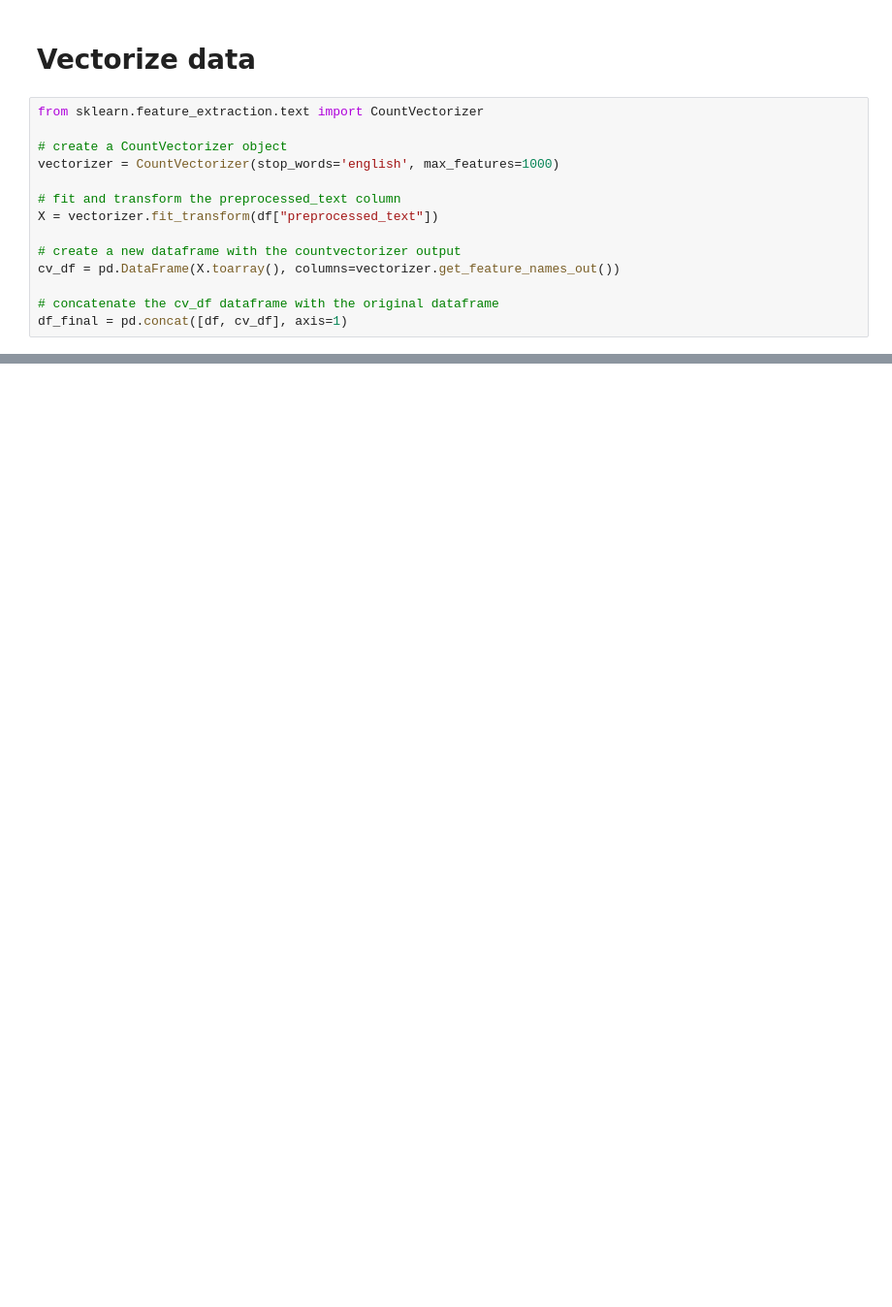
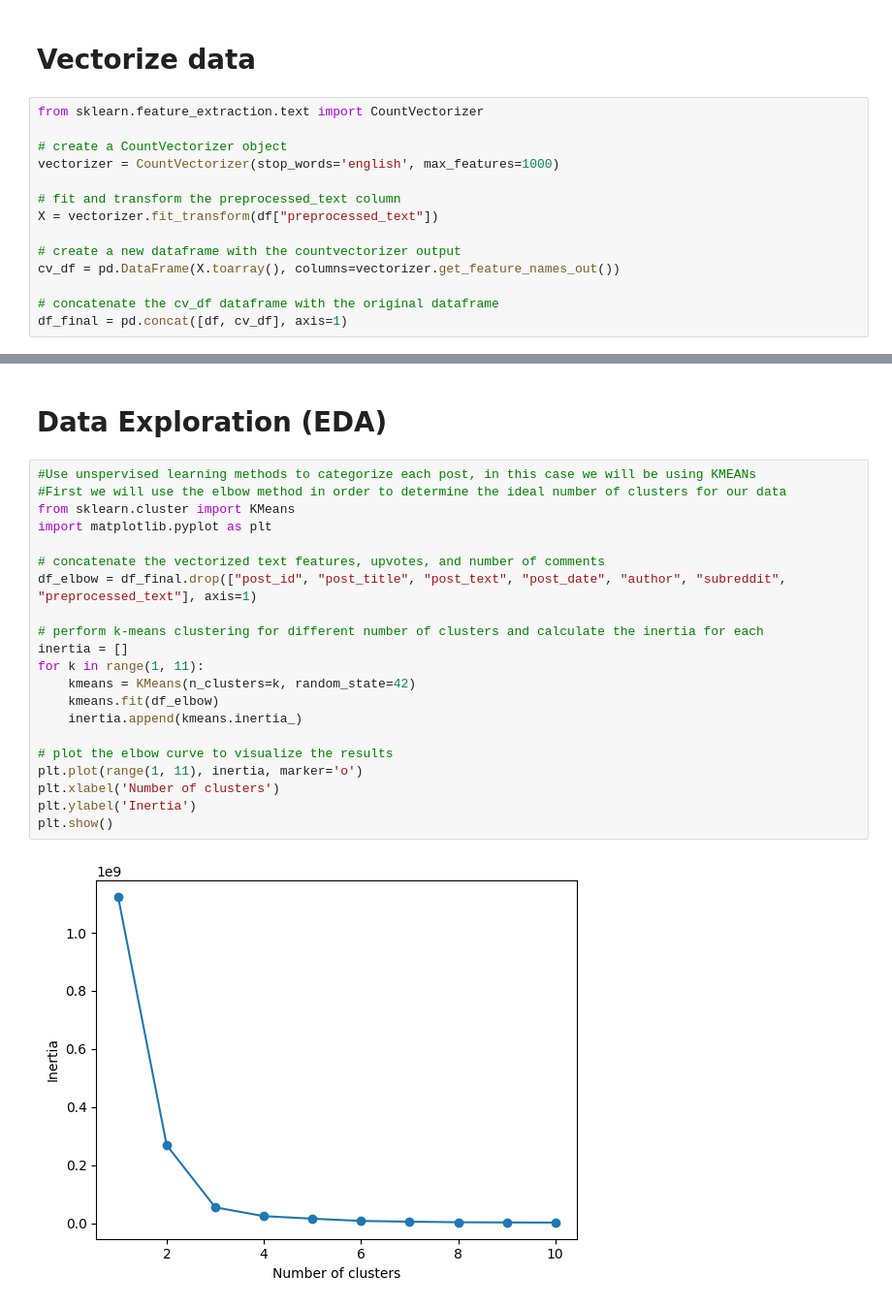
Before and after one commit to lengher289/Portfolio, a Jupyter notebook: reddit_pro_git/reddit_data_project.ipynb, the cells around one changed output, grey strips where cells are left out. Shown at 97% size. Drawn from its saved outputs; the diff is of its cells as text; blank space fills up the shorter version.

Commit message:
Kmeans cluster
used kmeans to cluster posts based on select features

```diff
--- a/reddit_pro_git/reddit_data_project.ipynb
+++ b/reddit_pro_git/reddit_data_project.ipynb
@@ -144,0 +145,25 @@ df_final
+# %% [markdown]
+# Data Exploration (EDA)
+# %%
+#Use unspervised learning methods to categorize each post, in this case we will be using KMEANs
+#First we will use the elbow method in order to determine the ideal number of clusters for our data
+from sklearn.cluster import KMeans
+import matplotlib.pyplot as plt
+
+# concatenate the vectorized text features, upvotes, and number of comments
+df_elbow = df_final.drop(["post_id", "post_title", "post_text", "post_date", "author", "subreddit", "preprocessed_text"], axis=1)
+
+# perform k-means clustering for different number of clusters and calculate the inertia for each
+inertia = []
+for k in range(1, 11):
+    kmeans = KMeans(n_clusters=k, random_state=42)
+    kmeans.fit(df_elbow)
+    inertia.append(kmeans.inertia_)
+
+# plot the elbow curve to visualize the results
+plt.plot(range(1, 11), inertia, marker='o')
+plt.xlabel('Number of clusters')
+plt.ylabel('Inertia')
+plt.show()
+# %% [output]
+[figure, added]
```
Also changed, not shown: parts of 11 cells of this notebook.
